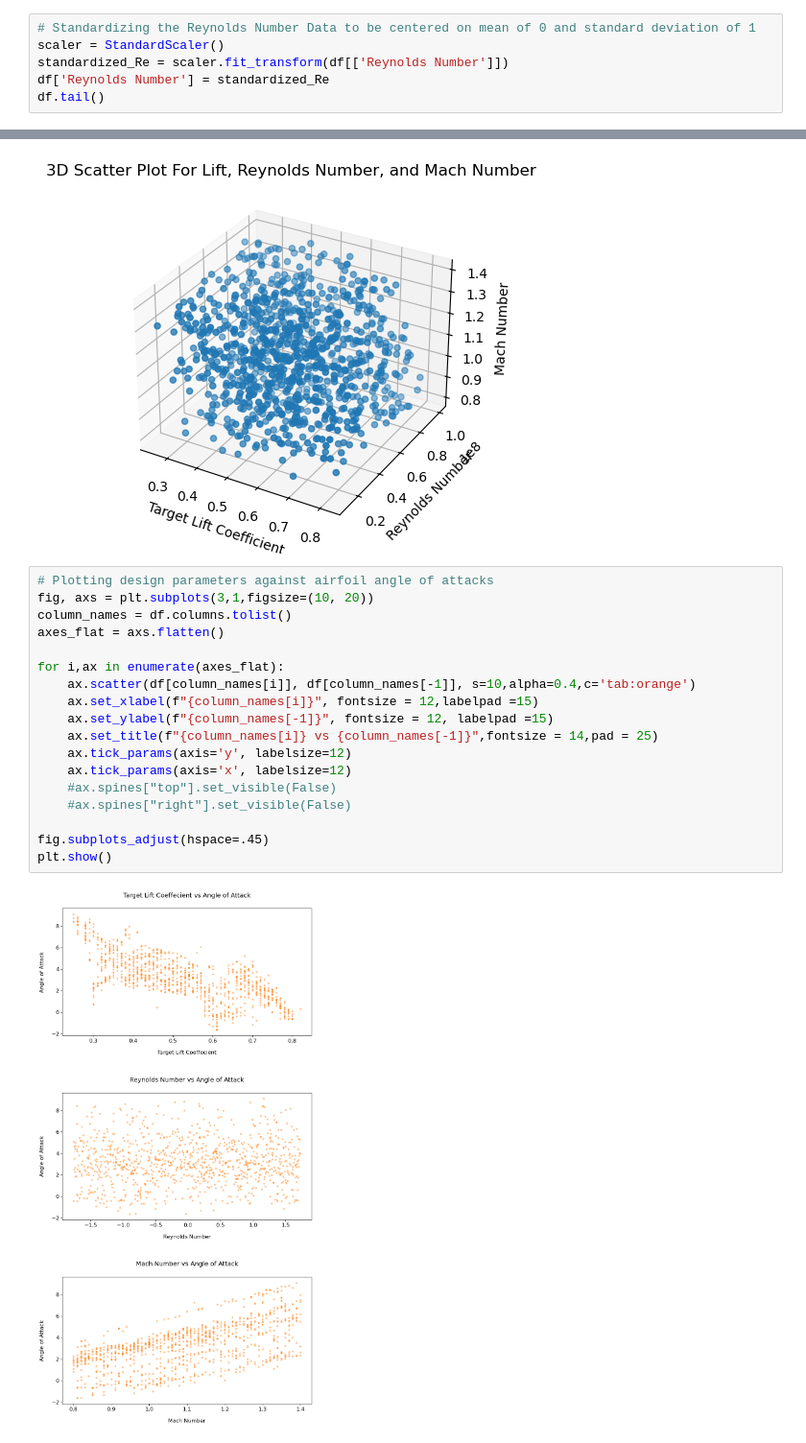
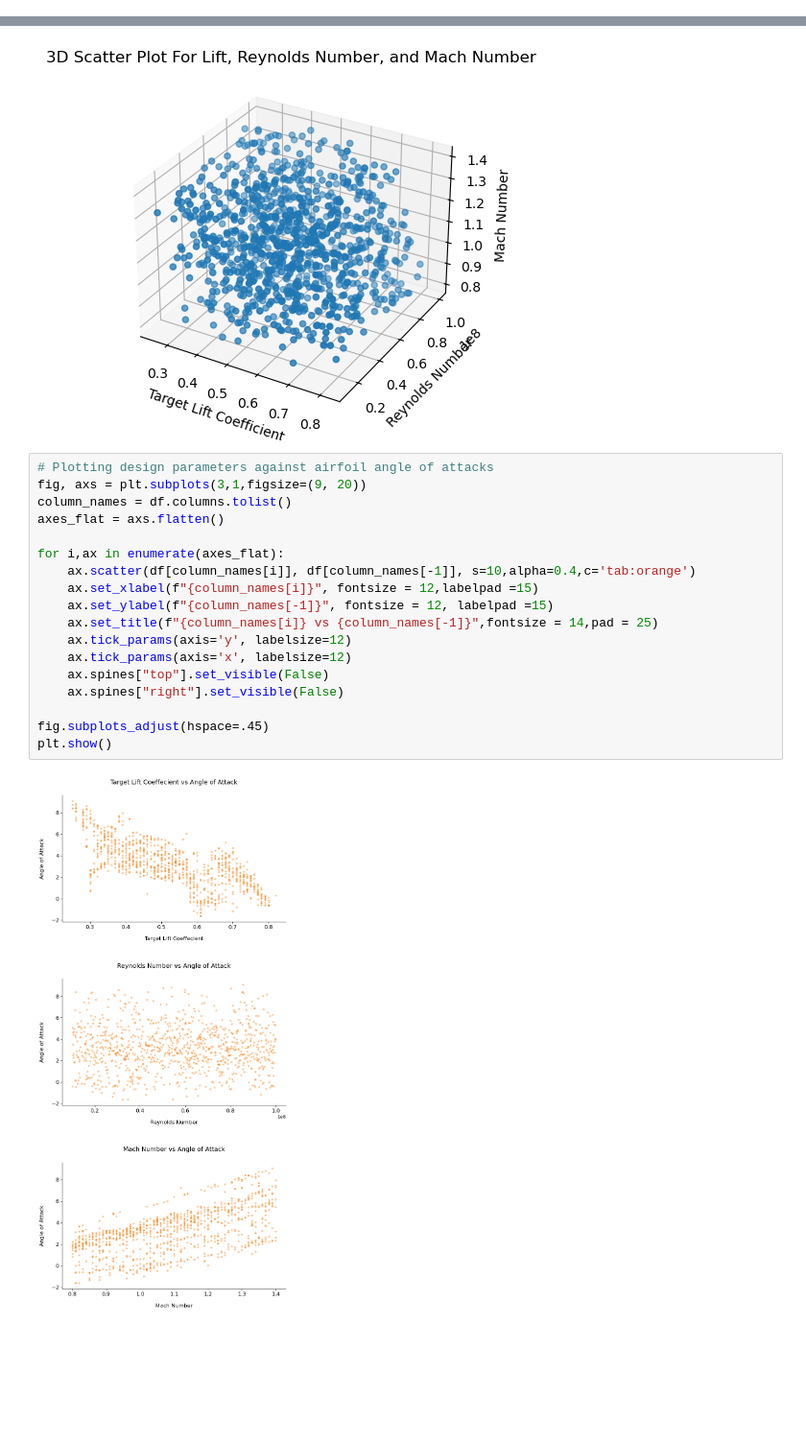
Before and after one commit to Hghn02/Inverse-Design-of-Optimal-Airfoil-Geometry, a Jupyter notebook: data_vis.ipynb, the cells around one changed output, grey strips where cells are left out. Shown at 96% size. Drawn from its saved outputs; the diff is of its cells as text; blank space fills up the shorter version.

```diff
--- a/data_vis.ipynb
+++ b/data_vis.ipynb
@@ -58,9 +80,3 @@ df.head()
 | 2 | 0.29 | 61590231.0 | 1.18 | 5.523042 |
 | 3 | 0.47 | 19084287.0 | 1.34 | 5.477172 |
 | 4 | 0.49 | 72817353.0 | 1.29 | 4.981931 |
-# %%
-# Standardizing the Reynolds Number Data to be centered on mean of 0 and standard deviation of 1
-scaler = StandardScaler()
-standardized_Re = scaler.fit_transform(df[['Reynolds Number']])
-df['Reynolds Number'] = standardized_Re
-df.tail()
@@ -94,24 +103,24 @@ plt.show()
 [figure]
 # %%
 # Plotting design parameters against airfoil angle of attacks
-fig, axs = plt.subplots(3,1,figsize=(10, 20))
+fig, axs = plt.subplots(3,1,figsize=(9, 20))
 column_names = df.columns.tolist()
 axes_flat = axs.flatten()
 
 for i,ax in enumerate(axes_flat):
     ax.scatter(df[column_names[i]], df[column_names[-1]], s=10,alpha=0.4,c='tab:orange')
     ax.set_xlabel(f"{column_names[i]}", fontsize = 12,labelpad =15)
     ax.set_ylabel(f"{column_names[-1]}", fontsize = 12, labelpad =15)
     ax.set_title(f"{column_names[i]} vs {column_names[-1]}",fontsize = 14,pad = 25)
     ax.tick_params(axis='y', labelsize=12)
     ax.tick_params(axis='x', labelsize=12)
-    #ax.spines["top"].set_visible(False)
-    #ax.spines["right"].set_visible(False)
+    ax.spines["top"].set_visible(False)
+    ax.spines["right"].set_visible(False)
 
 fig.subplots_adjust(hspace=.45)
 plt.show()
 # %% [output]
-[figure, old version]
+[figure, new version]
 # %%
 # Plotting scatter grid plot of all variables
 sns.pairplot(df, plot_kws=dict(marker="o",s=18,alpha=0.5,linewidth=0.4,color='purple'))
```
Also changed, not shown: parts of 7 cells of this notebook, 5 other files.
